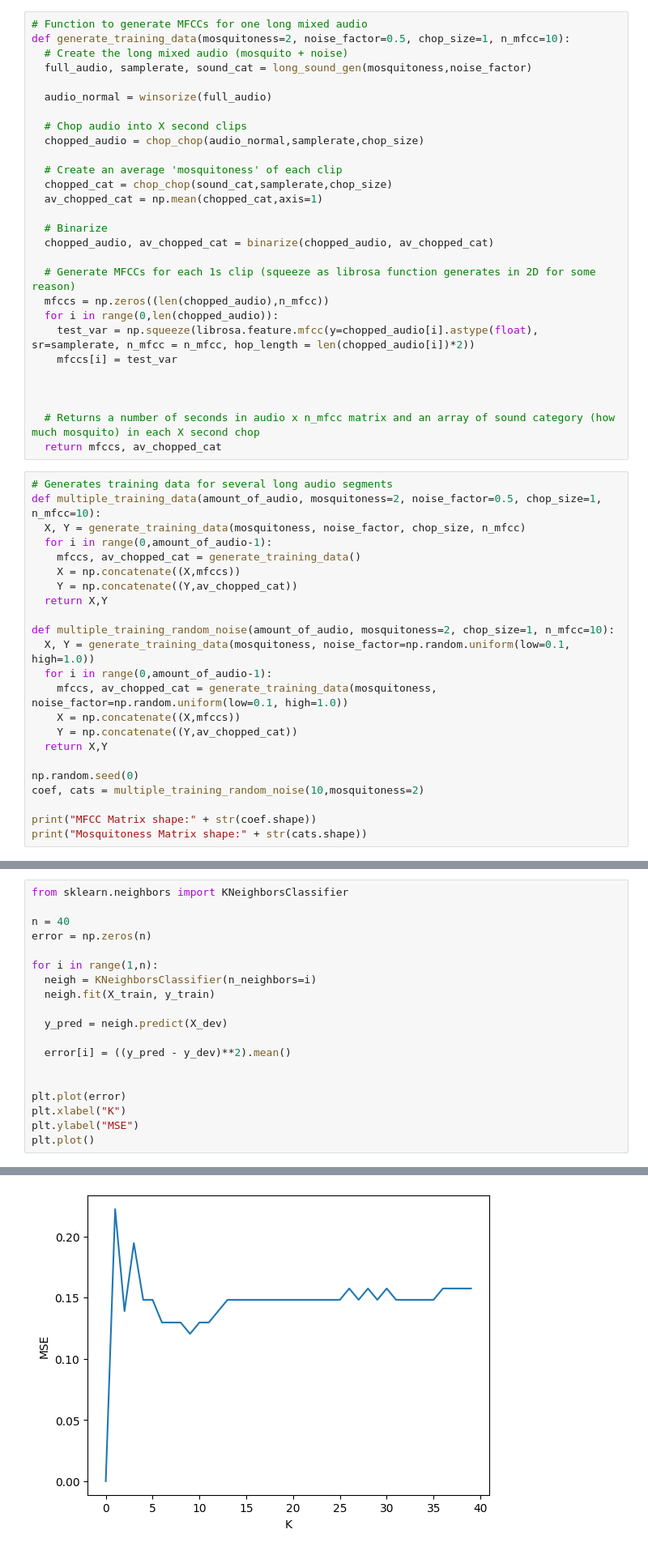
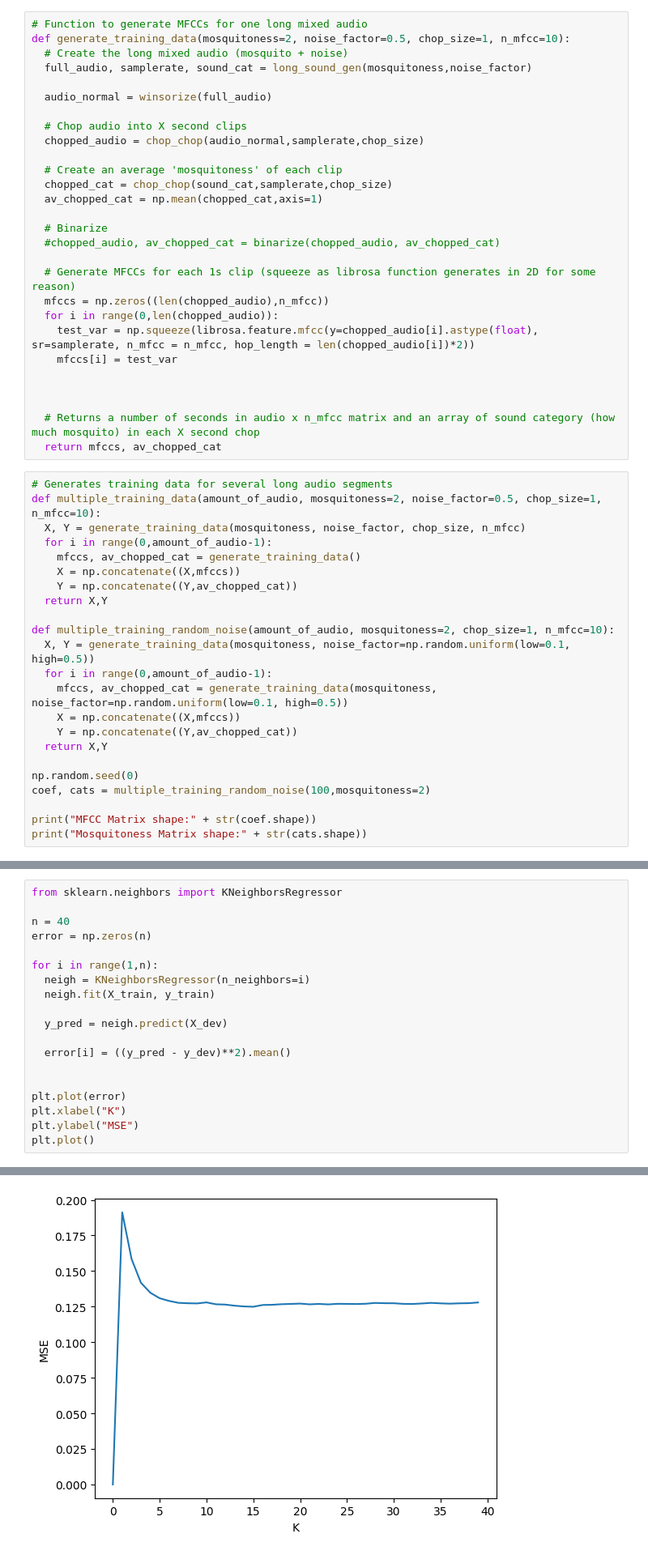
Before and after one commit to Bepo2002/Humbug-4YP, a Jupyter notebook: Test_bench.ipynb, the cells around one changed output, grey strips where cells are left out. Shown at 81% size. Cells and saved outputs as stored; diff of their text form.

```diff
--- a/Test_bench.ipynb
+++ b/Test_bench.ipynb
@@ -144,7 +139,7 @@ def generate_training_data(mosquitoness=2, noise_factor=0.5, chop_size=1, n_mfcc
   av_chopped_cat = np.mean(chopped_cat,axis=1)
 
   # Binarize
-  chopped_audio, av_chopped_cat = binarize(chopped_audio, av_chopped_cat)
+  #chopped_audio, av_chopped_cat = binarize(chopped_audio, av_chopped_cat)
 
   # Generate MFCCs for each 1s clip (squeeze as librosa function generates in 2D for some reason)
   mfccs = np.zeros((len(chopped_audio),n_mfcc))
@@ -167,15 +162,15 @@ def multiple_training_data(amount_of_audio, mosquitoness=2, noise_factor=0.5, ch
   return X,Y
 
 def multiple_training_random_noise(amount_of_audio, mosquitoness=2, chop_size=1, n_mfcc=10):
-  X, Y = generate_training_data(mosquitoness, noise_factor=np.random.uniform(low=0.1, high=1.0))
+  X, Y = generate_training_data(mosquitoness, noise_factor=np.random.uniform(low=0.1, high=0.5))
   for i in range(0,amount_of_audio-1):
-    mfccs, av_chopped_cat = generate_training_data(mosquitoness, noise_factor=np.random.uniform(low=0.1, high=1.0))
+    mfccs, av_chopped_cat = generate_training_data(mosquitoness, noise_factor=np.random.uniform(low=0.1, high=0.5))
     X = np.concatenate((X,mfccs))
     Y = np.concatenate((Y,av_chopped_cat))
   return X,Y
 
 np.random.seed(0)
-coef, cats = multiple_training_random_noise(10,mosquitoness=2)
+coef, cats = multiple_training_random_noise(100,mosquitoness=2)
 
 print("MFCC Matrix shape:" + str(coef.shape))
 print("Mosquitoness Matrix shape:" + str(cats.shape))
@@ -220,27 +215,27 @@ Samples in dev set: 108
 # %% [markdown]
 ## Test out K-nearest neighbor
 # %%
-from sklearn.neighbors import KNeighborsClassifier
+from sklearn.neighbors import KNeighborsRegressor
 
 n = 40
 error = np.zeros(n)
 
 for i in range(1,n):
-  neigh = KNeighborsClassifier(n_neighbors=i)
+  neigh = KNeighborsRegressor(n_neighbors=i)
   neigh.fit(X_train, y_train)
 
   y_pred = neigh.predict(X_dev)
 
   error[i] = ((y_pred - y_dev)**2).mean()
 
 
 plt.plot(error)
 plt.xlabel("K")
 plt.ylabel("MSE")
 plt.plot()
 # %% [output]
 []
-[figure, old version]
+[figure, new version]
 # %%
 print(np.argmin(error[1:]))
 print(np.min(error[1:]))
```
Also changed, not shown: parts of 8 cells of this notebook.
